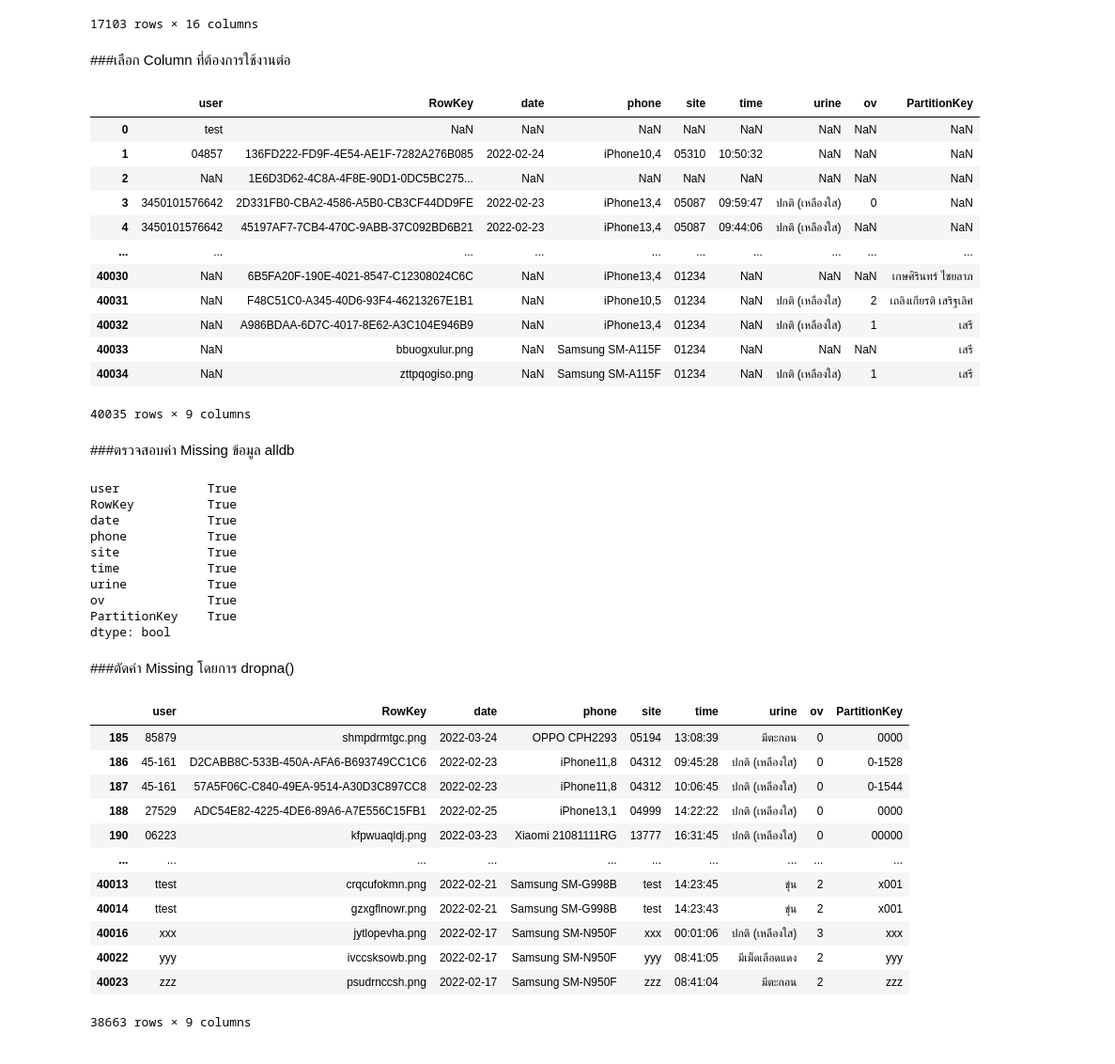
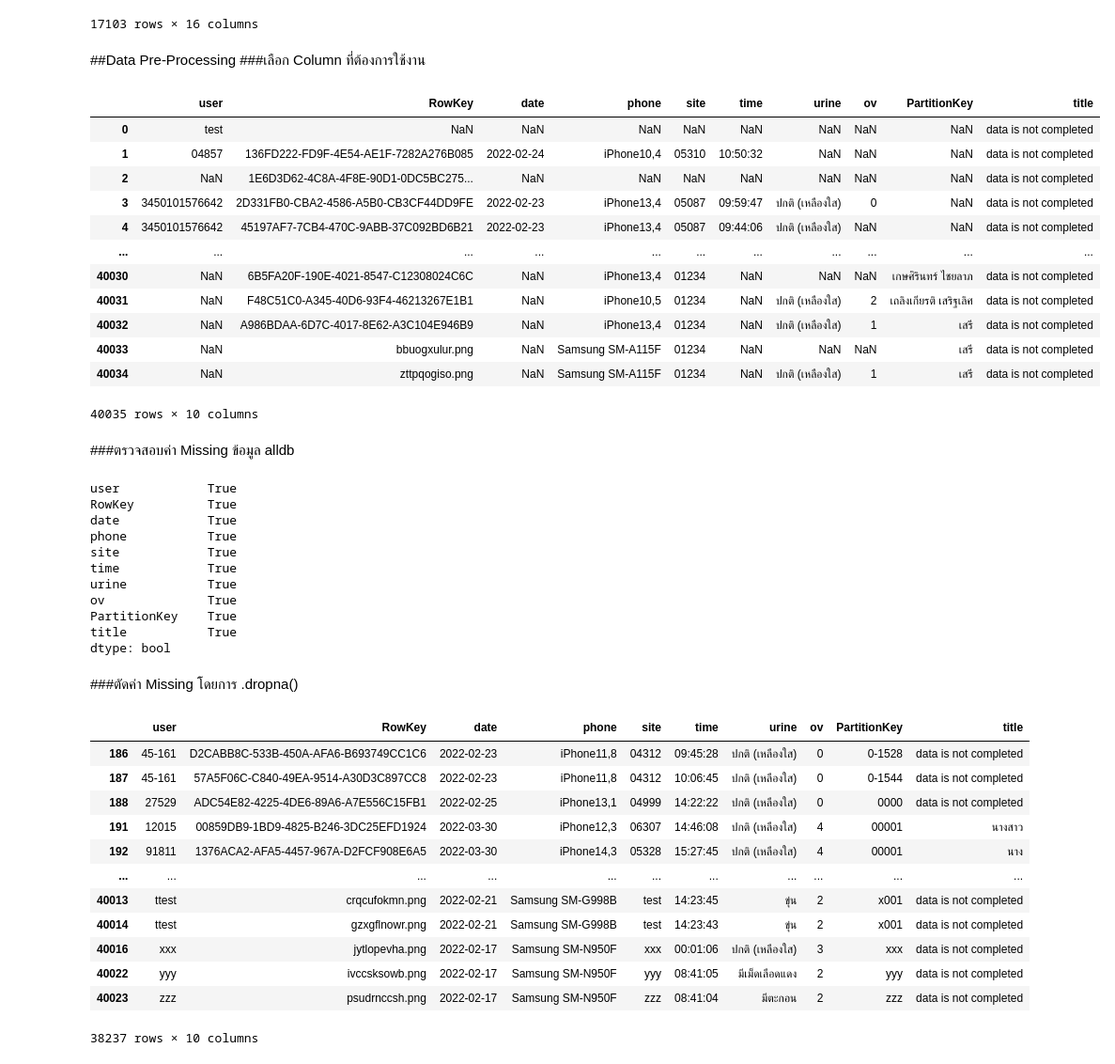
Before and after one commit to Kanyarat-S/data_viz_2020, a Jupyter notebook: Final_Exam.ipynb, the cells around one changed output. Shown: that part at 94% size. Cells and saved outputs as stored; diff of their text form; code cells hidden in the pictures.

Commit message:
ลองทำ user, site ยังไม่เสร็จ

```diff
--- a/Final_Exam.ipynb
+++ b/Final_Exam.ipynb
@@ -53,24 +82,25 @@ hospital
 | 17102 | 99998 | ศูนย์สุขภาพชุมชนตำบลบางแพ | 5 | สาขาพื้นที่(ราชบุรี) | 70.0 | ราชบุรี | 6.0 | บางแพ | 2.0 | ... |
 17103 rows × 16 columns
 # %% [markdown]
-###เลือก Column ที่ต้องการใช้งานต่อ
+##Data Pre-Processing
+###เลือก Column ที่ต้องการใช้งาน
 # %%
-alldb2 = alldb[['user','RowKey','date','phone','site','time','urine','ov','PartitionKey']]
+alldb2 = alldb[['user','RowKey','date','phone','site','time','urine','ov','PartitionKey','title']]
 alldb2
 # %% [output]
-|  | user | RowKey | date | phone | site | time | urine | ov | PartitionKey |
-| 0 | test | NaN | NaN | NaN | NaN | NaN | NaN | NaN | NaN |
-| 1 | 04857 | 136FD222-FD9F-4E54-AE1F-7282A276B085 | 2022-02-24 | iPhone10,4 | 05310 | 10:50:32 | NaN | NaN | NaN |
-| 2 | NaN | 1E6D3D62-4C8A-4F8E-90D1-0DC5BC275... | NaN | NaN | NaN | NaN | NaN | NaN | NaN |
-| 3 | 3450101576642 | 2D331FB0-CBA2-4586-A5B0-CB3CF44DD9FE | 2022-02-23 | iPhone13,4 | 05087 | 09:59:47 | ปกติ (เหลืองใส) | 0 | NaN |
-| 4 | 3450101576642 | 45197AF7-7CB4-470C-9ABB-37C092BD6B21 | 2022-02-23 | iPhone13,4 | 05087 | 09:44:06 | ปกติ (เหลืองใส) | NaN | NaN |
-| ... | ... | ... | ... | ... | ... | ... | ... | ... | ... |
-| 40030 | NaN | 6B5FA20F-190E-4021-8547-C12308024C6C | NaN | iPhone13,4 | 01234 | NaN | NaN | NaN | เกษศิรินทร์ ไชยลาภ |
-| 40031 | NaN | F48C51C0-A345-40D6-93F4-46213267E1B1 | NaN | iPhone10,5 | 01234 | NaN | ปกติ (เหลืองใส) | 2 | เถลิงเกียรติ เสริฐเลิศ |
-| 40032 | NaN | A986BDAA-6D7C-4017-8E62-A3C104E946B9 | NaN | iPhone13,4 | 01234 | NaN | ปกติ (เหลืองใส) | 1 | เสรี |
-| 40033 | NaN | bbuogxulur.png | NaN | Samsung SM-A115F | 01234 | NaN | NaN | NaN | เสรี |
-| 40034 | NaN | zttpqogiso.png | NaN | Samsung SM-A115F | 01234 | NaN | ปกติ (เหลืองใส) | 1 | เสรี |
+|  | user | RowKey | date | phone | site | time | urine | ov | PartitionKey | title |
+| 0 | test | NaN | NaN | NaN | NaN | NaN | NaN | NaN | NaN | data is not completed |
+| 1 | 04857 | 136FD222-FD9F-4E54-AE1F-7282A276B085 | 2022-02-24 | iPhone10,4 | 05310 | 10:50:32 | NaN | NaN | NaN | data is not completed |
+| 2 | NaN | 1E6D3D62-4C8A-4F8E-90D1-0DC5BC275... | NaN | NaN | NaN | NaN | NaN | NaN | NaN | data is not completed |
+| 3 | 3450101576642 | 2D331FB0-CBA2-4586-A5B0-CB3CF44DD9FE | 2022-02-23 | iPhone13,4 | 05087 | 09:59:47 | ปกติ (เหลืองใส) | 0 | NaN | data is not completed |
+| 4 | 3450101576642 | 45197AF7-7CB4-470C-9ABB-37C092BD6B21 | 2022-02-23 | iPhone13,4 | 05087 | 09:44:06 | ปกติ (เหลืองใส) | NaN | NaN | data is not completed |
+| ... | ... | ... | ... | ... | ... | ... | ... | ... | ... | ... |
+| 40030 | NaN | 6B5FA20F-190E-4021-8547-C12308024C6C | NaN | iPhone13,4 | 01234 | NaN | NaN | NaN | เกษศิรินทร์ ไชยลาภ | data is not completed |
+| 40031 | NaN | F48C51C0-A345-40D6-93F4-46213267E1B1 | NaN | iPhone10,5 | 01234 | NaN | ปกติ (เหลืองใส) | 2 | เถลิงเกียรติ เสริฐเลิศ | data is not completed |
+| 40032 | NaN | A986BDAA-6D7C-4017-8E62-A3C104E946B9 | NaN | iPhone13,4 | 01234 | NaN | ปกติ (เหลืองใส) | 1 | เสรี | data is not completed |
+| 40033 | NaN | bbuogxulur.png | NaN | Samsung SM-A115F | 01234 | NaN | NaN | NaN | เสรี | data is not completed |
+| 40034 | NaN | zttpqogiso.png | NaN | Samsung SM-A115F | 01234 | NaN | ปกติ (เหลืองใส) | 1 | เสรี | data is not completed |
-40035 rows × 9 columns
+40035 rows × 10 columns
 # %% [markdown]
 ###ตรวจสอบค่า Missing ข้อมูล alldb
 # %%
@@ -85,23 +115,24 @@ time            True
 urine           True
 ov              True
 PartitionKey    True
+title           True
 dtype: bool
 # %% [markdown]
-###ตัดค่า Missing โดยการ dropna()
+###ตัดค่า Missing โดยการ .dropna()
 # %%
 alldb3 = alldb2.dropna()
 alldb3
 # %% [output]
-|  | user | RowKey | date | phone | site | time | urine | ov | PartitionKey |
-| 185 | 85879 | shmpdrmtgc.png | 2022-03-24 | OPPO CPH2293 | 05194 | 13:08:39 | มีตะกอน | 0 | 0000 |
-| 186 | 45-161 | D2CABB8C-533B-450A-AFA6-B693749CC1C6 | 2022-02-23 | iPhone11,8 | 04312 | 09:45:28 | ปกติ (เหลืองใส) | 0 | 0-1528 |
-| 187 | 45-161 | 57A5F06C-C840-49EA-9514-A30D3C897CC8 | 2022-02-23 | iPhone11,8 | 04312 | 10:06:45 | ปกติ (เหลืองใส) | 0 | 0-1544 |
-| 188 | 27529 | ADC54E82-4225-4DE6-89A6-A7E556C15FB1 | 2022-02-25 | iPhone13,1 | 04999 | 14:22:22 | ปกติ (เหลืองใส) | 0 | 0000 |
-| 190 | 06223 | kfpwuaqldj.png | 2022-03-23 | Xiaomi 21081111RG | 13777 | 16:31:45 | ปกติ (เหลืองใส) | 0 | 00000 |
-| ... | ... | ... | ... | ... | ... | ... | ... | ... | ... |
-| 40013 | ttest | crqcufokmn.png | 2022-02-21 | Samsung SM-G998B | test | 14:23:45 | ขุ่น | 2 | x001 |
-| 40014 | ttest | gzxgflnowr.png | 2022-02-21 | Samsung SM-G998B | test | 14:23:43 | ขุ่น | 2 | x001 |
-| 40016 | xxx | jytlopevha.png | 2022-02-17 | Samsung SM-N950F | xxx | 00:01:06 | ปกติ (เหลืองใส) | 3 | xxx |
-| 40022 | yyy | ivccsksowb.png | 2022-02-17 | Samsung SM-N950F | yyy | 08:41:05 | มีเม็ดเลือดแดง | 2 | yyy |
-| 40023 | zzz | psudrnccsh.png | 2022-02-17 | Samsung SM-N950F | zzz | 08:41:04 | มีตะกอน | 2 | zzz |
+|  | user | RowKey | date | phone | site | time | urine | ov | PartitionKey | title |
+| 186 | 45-161 | D2CABB8C-533B-450A-AFA6-B693749CC1C6 | 2022-02-23 | iPhone11,8 | 04312 | 09:45:28 | ปกติ (เหลืองใส) | 0 | 0-1528 | data is not completed |
+| 187 | 45-161 | 57A5F06C-C840-49EA-9514-A30D3C897CC8 | 2022-02-23 | iPhone11,8 | 04312 | 10:06:45 | ปกติ (เหลืองใส) | 0 | 0-1544 | data is not completed |
+| 188 | 27529 | ADC54E82-4225-4DE6-89A6-A7E556C15FB1 | 2022-02-25 | iPhone13,1 | 04999 | 14:22:22 | ปกติ (เหลืองใส) | 0 | 0000 | data is not completed |
+| 191 | 12015 | 00859DB9-1BD9-4825-B246-3DC25EFD1924 | 2022-03-30 | iPhone12,3 | 06307 | 14:46:08 | ปกติ (เหลืองใส) | 4 | 00001 | นางสาว |
+| 192 | 91811 | 1376ACA2-AFA5-4457-967A-D2FCF908E6A5 | 2022-03-30 | iPhone14,3 | 05328 | 15:27:45 | ปกติ (เหลืองใส) | 4 | 00001 | นาง |
+| ... | ... | ... | ... | ... | ... | ... | ... | ... | ... | ... |
+| 40013 | ttest | crqcufokmn.png | 2022-02-21 | Samsung SM-G998B | test | 14:23:45 | ขุ่น | 2 | x001 | data is not completed |
+| 40014 | ttest | gzxgflnowr.png | 2022-02-21 | Samsung SM-G998B | test | 14:23:43 | ขุ่น | 2 | x001 | data is not completed |
+| 40016 | xxx | jytlopevha.png | 2022-02-17 | Samsung SM-N950F | xxx | 00:01:06 | ปกติ (เหลืองใส) | 3 | xxx | data is not completed |
+| 40022 | yyy | ivccsksowb.png | 2022-02-17 | Samsung SM-N950F | yyy | 08:41:05 | มีเม็ดเลือดแดง | 2 | yyy | data is not completed |
+| 40023 | zzz | psudrnccsh.png | 2022-02-17 | Samsung SM-N950F | zzz | 08:41:04 | มีตะกอน | 2 | zzz | data is not completed |
-38663 rows × 9 columns
+38237 rows × 10 columns
```
Also changed, not shown: parts of 24 cells of this notebook.
